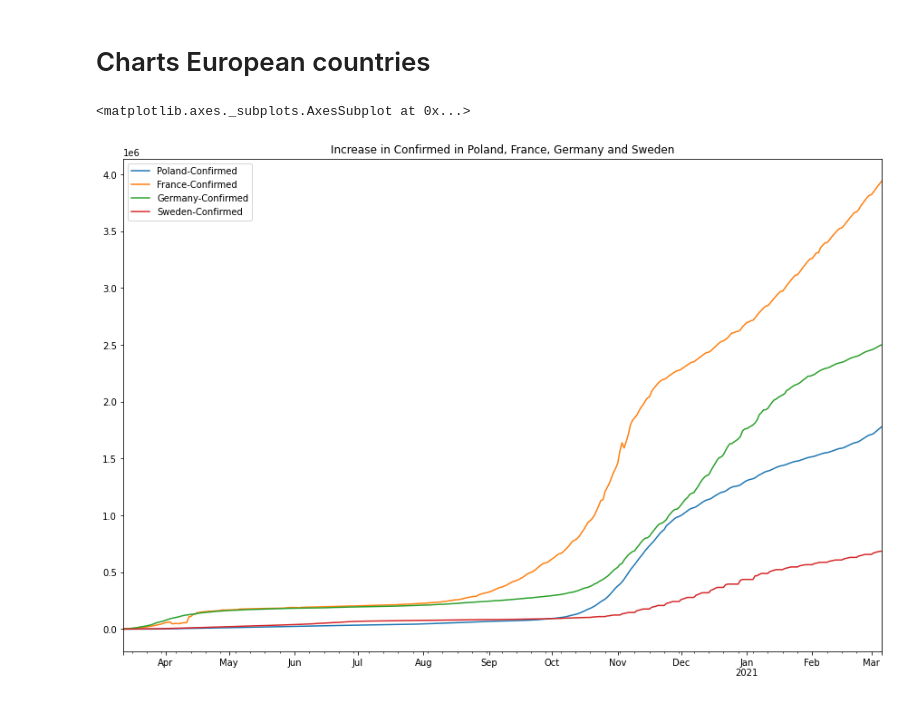
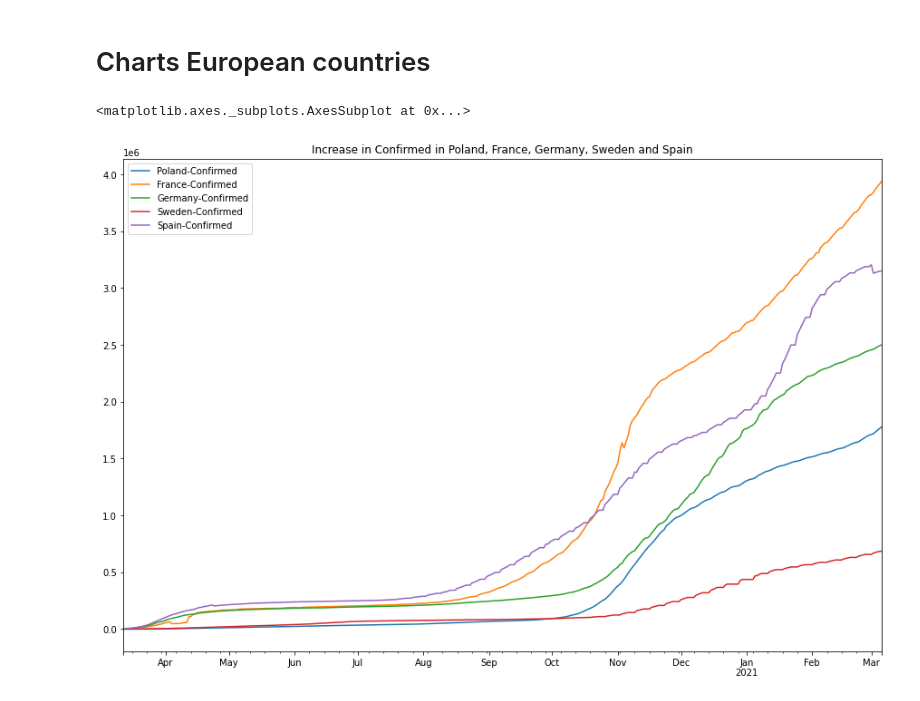
Before and after one commit to martakrusz/COVID-19, a Jupyter notebook: Covid_19_Charts.ipynb, the cells around one changed output. Cells and saved outputs as stored; diff of their text form; code cells hidden in the pictures.

```diff
--- a/Covid_19_Charts.ipynb
+++ b/Covid_19_Charts.ipynb
@@ -370,15 +370,17 @@ plt.show()
 # %%
 poland = get('Poland')['Poland-Confirmed']
 france = get('France')['France-Confirmed']
 germany = get('Germany')['Germany-Confirmed']
 sweden = get('Sweden')['Sweden-Confirmed']
+spain = get('Spain')['Spain-Confirmed']
 razem = pd.concat((
     poland['2020-03-12':],
     france['2020-03-12':],
     germany['2020-03-12':],
     sweden['2020-03-12':],
+    spain['2020-03-12':],
 ), axis='columns')
-razem.plot(figsize=(15,10), title = 'Increase in Confirmed in Poland, France, Germany and Sweden')
+razem.plot(figsize=(15,10), title = 'Increase in Confirmed in Poland, France, Germany, Sweden and Spain')
 # %% [output]
 <matplotlib.axes._subplots.AxesSubplot at 0x...>
-[figure, old version]
+[figure, new version]
```
